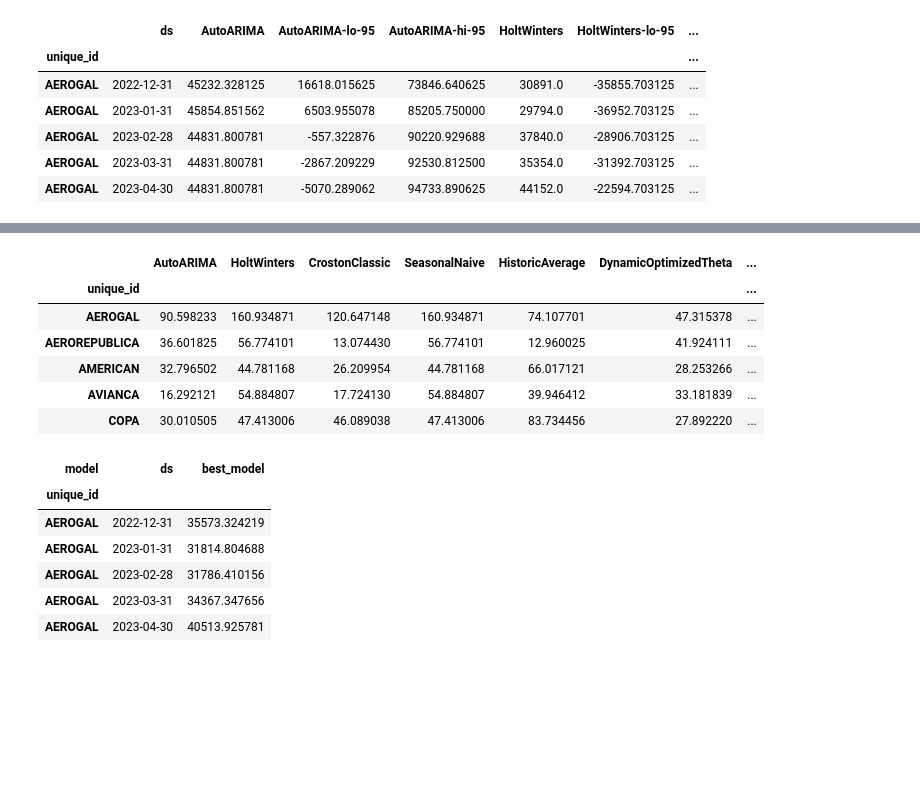
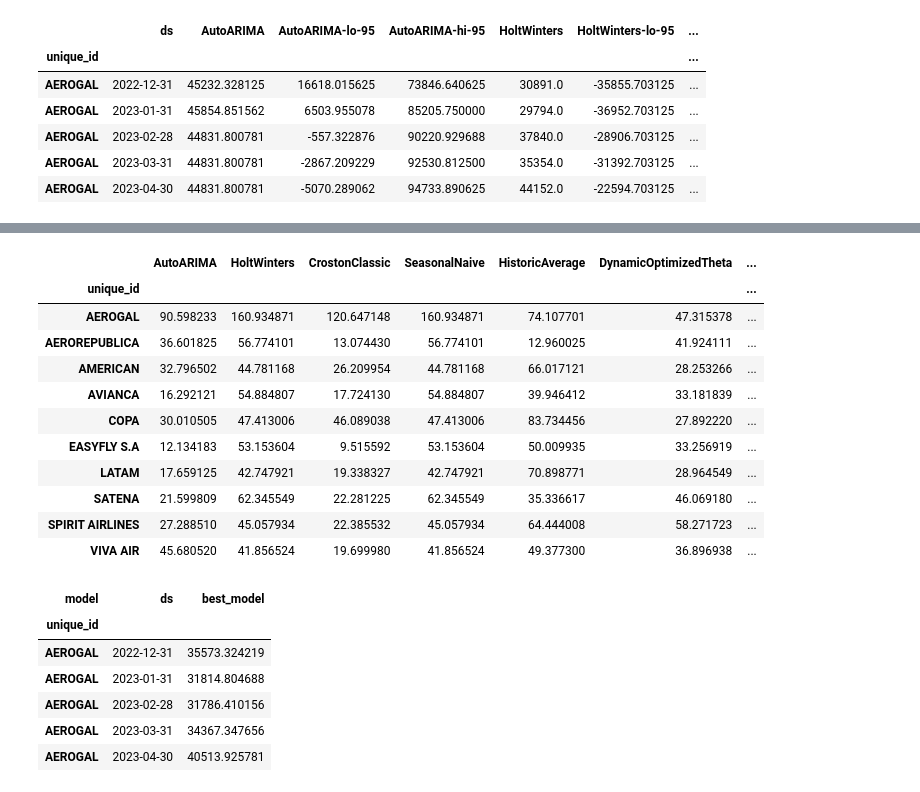
Before and after one commit to fjmoyao/trafico-aereo-col, a Jupyter notebook: Model Building.ipynb, the cells around one changed output, grey strips where cells are left out. Cells and saved outputs as stored; diff of their text form; code cells hidden in the pictures; blank space fills up the shorter version.

```diff
--- a/Model Building.ipynb
+++ b/Model Building.ipynb
@@ -110,15 +108,20 @@ def evaluate_cross_validation(df, metric):
 # %%
 #Se imprime el desempeño de los disintos modelos
 evaluation_df = evaluate_cross_validation(crossvaldation_df, mape)
-evaluation_df.head()
+evaluation_df
 # %% [output]
 |  | AutoARIMA | HoltWinters | CrostonClassic | SeasonalNaive | HistoricAverage | DynamicOptimizedTheta | ... |
 | unique_id |  |  |  |  |  |  | ... |
 | AEROGAL | 90.598233 | 160.934871 | 120.647148 | 160.934871 | 74.107701 | 47.315378 | ... |
 | AEROREPUBLICA | 36.601825 | 56.774101 | 13.074430 | 56.774101 | 12.960025 | 41.924111 | ... |
 | AMERICAN | 32.796502 | 44.781168 | 26.209954 | 44.781168 | 66.017121 | 28.253266 | ... |
 | AVIANCA | 16.292121 | 54.884807 | 17.724130 | 54.884807 | 39.946412 | 33.181839 | ... |
 | COPA | 30.010505 | 47.413006 | 46.089038 | 47.413006 | 83.734456 | 27.892220 | ... |
+| EASYFLY S.A | 12.134183 | 53.153604 | 9.515592 | 53.153604 | 50.009935 | 33.256919 | ... |
+| LATAM | 17.659125 | 42.747921 | 19.338327 | 42.747921 | 70.898771 | 28.964549 | ... |
+| SATENA | 21.599809 | 62.345549 | 22.281225 | 62.345549 | 35.336617 | 46.069180 | ... |
+| SPIRIT AIRLINES | 27.288510 | 45.057934 | 22.385532 | 45.057934 | 64.444008 | 58.271723 | ... |
+| VIVA AIR | 45.680520 | 41.856524 | 19.699980 | 41.856524 | 49.377300 | 36.896938 | ... |
 # %%
 #Se define una variable para tomar el mejor modelo para cada serie de tiempo
 def get_best_model_forecast(forecasts_df, evaluation_df):
```
Also changed, not shown: parts of 3 cells of this notebook, 3 other files.
